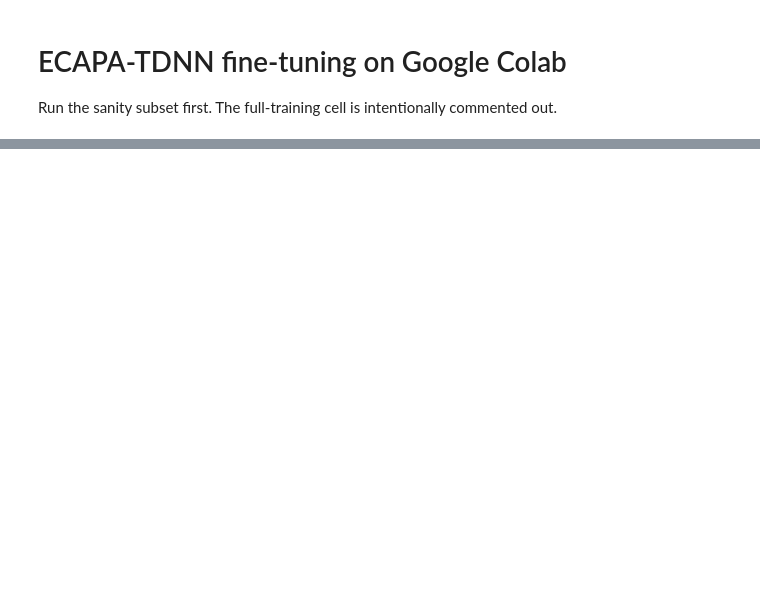
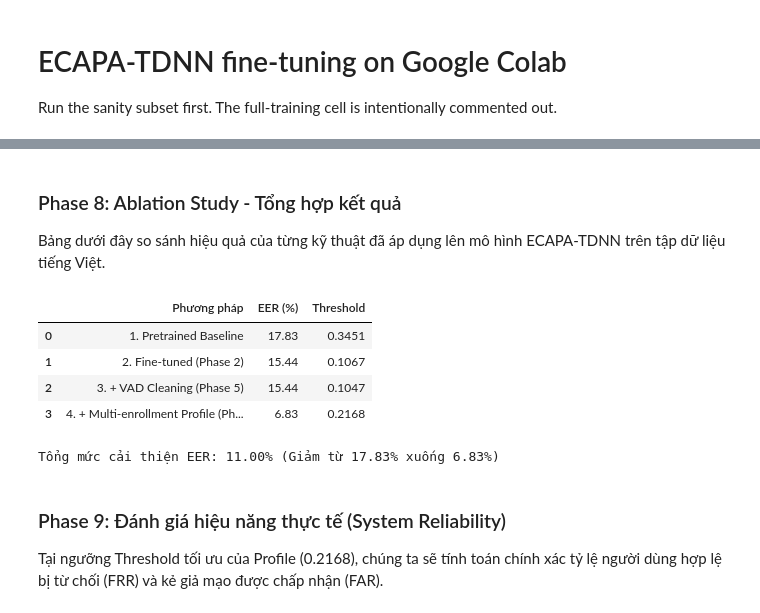
Before and after one commit to hieuvous/Secure-Virtual-Assistant-with-Speaker-Recognition, a Jupyter notebook: notebooks/finetune_ecapa_colab.ipynb, the cells around one changed output, grey strips where cells are left out. Saved outputs shown, nothing was run; the diff lists cells and outputs as text; code cells hidden in the pictures; blank space fills up the shorter version.

```diff
--- a/notebooks/finetune_ecapa_colab.ipynb
+++ b/notebooks/finetune_ecapa_colab.ipynb
@@ -78,0 +596,44 @@ display(pd.DataFrame(rows))
+# %% [markdown]
+### Phase 8: Ablation Study - Tổng hợp kết quả
+Bảng dưới đây so sánh hiệu quả của từng kỹ thuật đã áp dụng lên mô hình ECAPA-TDNN trên tập dữ liệu tiếng Việt.
+# %%
+import pandas as pd
+import json
+import os
+
+results = []
+metrics_map = [
+    ('1. Pretrained Baseline', 'pretrained_metrics.json'),
+    ('2. Fine-tuned (Phase 2)', 'finetuned_metrics.json'),
+    ('3. + VAD Cleaning (Phase 5)', 'optimized_metrics.json'),
+    ('4. + Multi-enrollment Profile (Phase 7)', 'profile_metrics.json')
+]
+
+for label, filename in metrics_map:
+    path = os.path.join(METRICS_DIR, filename)
+    if os.path.exists(path):
+        with open(path) as f:
+            d = json.load(f)
+        results.append({
+            'Phương pháp': label,
+            'EER (%)': round(d['eer'] * 100, 2),
+            'Threshold': round(d['threshold'], 4)
+        })
+
+df_final = pd.DataFrame(results)
+display(df_final)
+
+# Tính toán % cải thiện
+if len(results) >= 4:
+    improvement = results[0]['EER (%)'] - results[3]['EER (%)']
+    print(f"\nTổng mức cải thiện EER: {improvement:.2f}% (Giảm từ {results[0]['EER (%)']}% xuống {results[3]['EER (%)']}%)")
+# %% [output]
+|  | Phương pháp | EER (%) | Threshold |
+| 0 | 1. Pretrained Baseline | 17.83 | 0.3451 |
+| 1 | 2. Fine-tuned (Phase 2) | 15.44 | 0.1067 |
+| 2 | 3. + VAD Cleaning (Phase 5) | 15.44 | 0.1047 |
+| 3 | 4. + Multi-enrollment Profile (Ph... | 6.83 | 0.2168 |
+Tổng mức cải thiện EER: 11.00% (Giảm từ 17.83% xuống 6.83%)
+# %% [markdown]
+### Phase 9: Đánh giá hiệu năng thực tế (System Reliability)
+Tại ngưỡng Threshold tối ưu của Profile (0.2168), chúng ta sẽ tính toán chính xác tỷ lệ người dùng hợp lệ bị từ chối (FRR) và kẻ giả mạo được chấp nhận (FAR).
```
Also changed, not shown: parts of 34 cells of this notebook.
